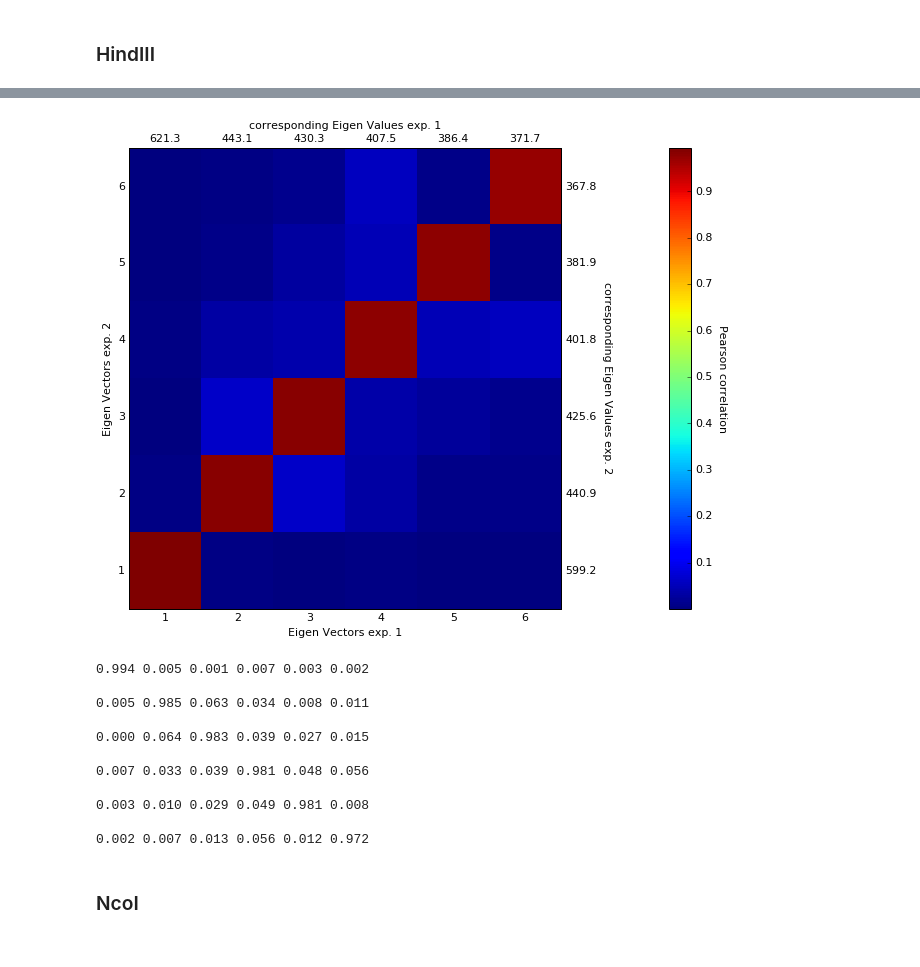
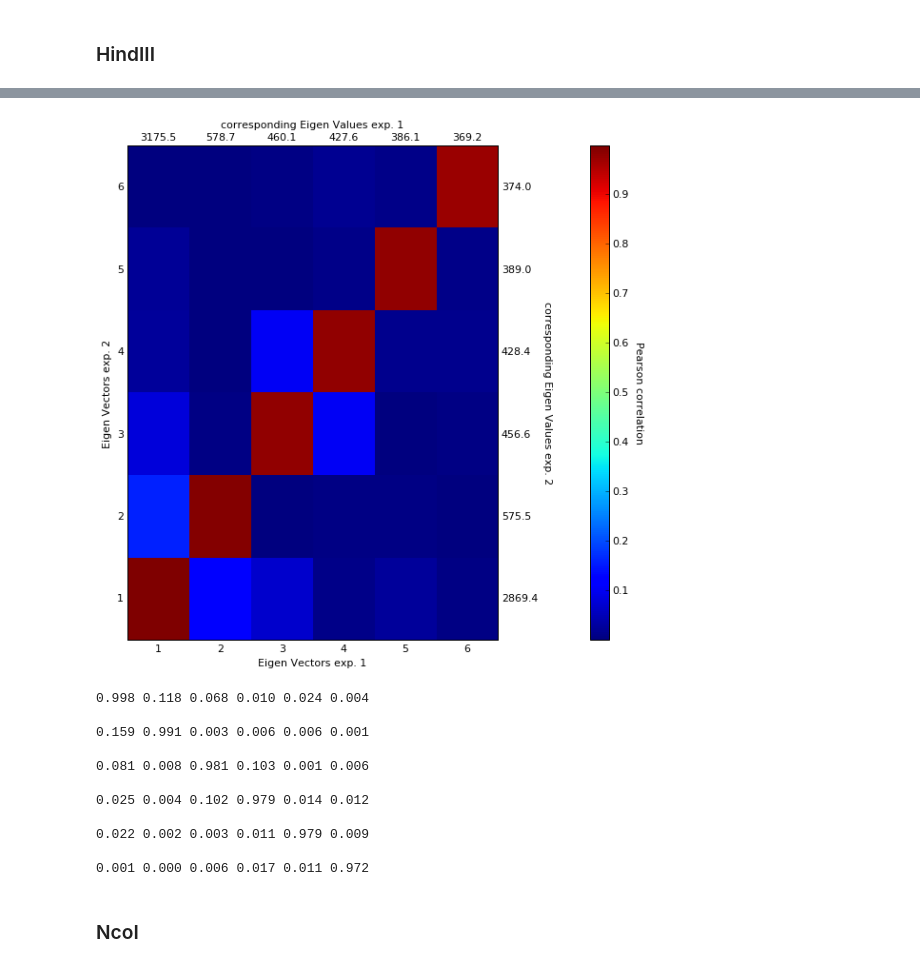
Before and after one commit to 3DGenomes/3DAROC, a Jupyter notebook: Notebooks/A3-Compare and merge Hi-C experiments.ipynb, the cells around one changed output, grey strips where cells are left out. Drawn from its saved outputs; the diff is of its cells as text; code cells hidden in the pictures.

```diff
--- a/Notebooks/A3-Compare and merge Hi-C experiments.ipynb
+++ b/Notebooks/A3-Compare and merge Hi-C experiments.ipynb
@@ -24,7 +25,7 @@ bads_path = 'results/fragment/{1}_{2}/04_normalizing/bad_columns_{0}_{1}_{2}.pic
 Write a little function to load HiCData obeject
 # %%
 def my_load_hic_data(renz, rep, reso):
-    hic_data = load_hic_data_from_reads(base_path.format(renz1, rep1), resolution=reso)
+    hic_data = load_hic_data_from_reads(base_path.format(renz, rep), resolution=reso)
     hic_data.bias = load(open(bias_path.format(reso, renz, rep)))
     hic_data.bads = load(open(bads_path.format(reso, renz, rep)))
     return hic_data
@@ -67,21 +56,24 @@ _ = correlate_matrices(hic_data1, hic_data2, max_dist=50, show=False, axe=axe, n
+# %%
+hic_data1 = my_load_hic_data(renz1, rep1, 1000000)
+hic_data2 = my_load_hic_data(renz2, rep2, 1000000)
 # %%
-corrs = eig_correlate_matrices(hic_data1, hic_data2, show=True, aspect='auto')
+corrs = eig_correlate_matrices(hic_data1, hic_data2, show=True, aspect='auto', normalized=True)
 
 for cor in corrs:
     print ' '.join(['%5.3f' % (c) for c in cor]) + '\n'
 # %% [output]
-[figure, old version]
+[figure, new version]
-0.994 0.005 0.001 0.007 0.003 0.002
+0.998 0.118 0.068 0.010 0.024 0.004
 
-0.005 0.985 0.063 0.034 0.008 0.011
+0.159 0.991 0.003 0.006 0.006 0.001
 
-0.000 0.064 0.983 0.039 0.027 0.015
+0.081 0.008 0.981 0.103 0.001 0.006
 
-0.007 0.033 0.039 0.981 0.048 0.056
+0.025 0.004 0.102 0.979 0.014 0.012
 
-0.003 0.010 0.029 0.049 0.981 0.008
+0.022 0.002 0.003 0.011 0.979 0.009
 
-0.002 0.007 0.013 0.056 0.012 0.972
+0.001 0.000 0.006 0.017 0.011 0.972
 # %% [markdown]
 ### NcoI
 # %%
```
Also changed, not shown: parts of 28 cells of this notebook, 2 other files.
